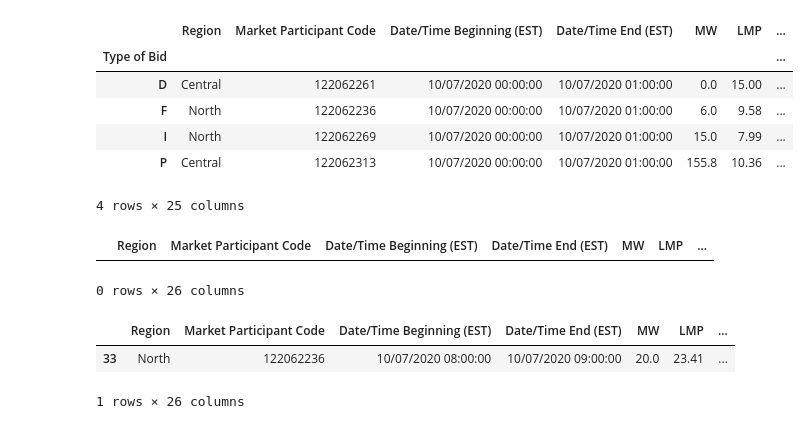
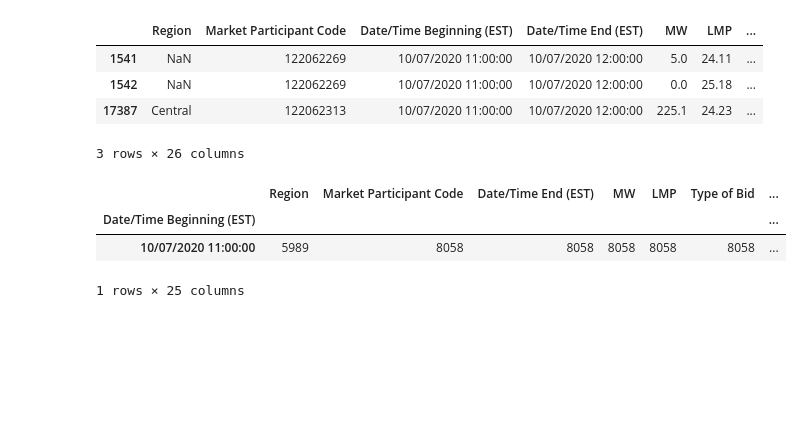
Before and after one commit to drakesiard/power, a Jupyter notebook: dtu31792/project/misodata.ipynb, the cells around one changed output. Cells and saved outputs as stored; diff of their text form; code cells hidden in the pictures; blank space fills up the shorter version.

```diff
--- a/dtu31792/project/misodata.ipynb
+++ b/dtu31792/project/misodata.ipynb
@@ -9,14 +9,17 @@ import pandas as pd
 # %%
 bid_df = pd.read_csv('20201007_bids_cb.csv')
 offer_df = pd.read_csv('20201007_da_co.csv')
+# %%
+ts = '10/07/2020 11:00:00'
+bid_df = bid_df.loc[bid_df['Date/Time Beginning (EST)'] == ts]
+offer_df = offer_df.loc[offer_df['Date/Time Beginning (EST)'] == ts]
 # %%
-bid_df.groupby('Type of Bid').first()
+bid_df = bid_df.loc[~bid_df.PRICE1.isnull()]
+bid_df.groupby('Type of Bid').head(1)
 # %% [output]
 |  | Region | Market Participant Code | Date/Time Beginning (EST) | Date/Time End (EST) | MW | LMP | ... |
-| Type of Bid |  |  |  |  |  |  | ... |
-| D | Central | 122062261 | 10/07/2020 00:00:00 | 10/07/2020 01:00:00 | 0.0 | 15.00 | ... |
-| F | North | 122062236 | 10/07/2020 00:00:00 | 10/07/2020 01:00:00 | 6.0 | 9.58 | ... |
-| I | North | 122062269 | 10/07/2020 00:00:00 | 10/07/2020 01:00:00 | 15.0 | 7.99 | ... |
-| P | Central | 122062313 | 10/07/2020 00:00:00 | 10/07/2020 01:00:00 | 155.8 | 10.36 | ... |
+| 1541 | NaN | 122062269 | 10/07/2020 11:00:00 | 10/07/2020 12:00:00 | 5.0 | 24.11 | ... |
+| 1542 | NaN | 122062269 | 10/07/2020 11:00:00 | 10/07/2020 12:00:00 | 0.0 | 25.18 | ... |
+| 17387 | Central | 122062313 | 10/07/2020 11:00:00 | 10/07/2020 12:00:00 | 225.1 | 24.23 | ... |
-4 rows × 25 columns
+3 rows × 26 columns
 # %%
@@ -31,11 +44,9 @@ def validate_bid(row):
 # %%
-bid_df.head(500).loc[bid_df.head(500).apply(validate_bid, axis='columns')].head()
+valid_bid_df = bid_df.loc[bid_df.apply(validate_bid, axis='columns')]
-# %% [output]
-|  | Region | Market Participant Code | Date/Time Beginning (EST) | Date/Time End (EST) | MW | LMP | ... |
-0 rows × 26 columns
-# %%
-bid_df.iloc[[33]]
-# %% [output]
-|  | Region | Market Participant Code | Date/Time Beginning (EST) | Date/Time End (EST) | MW | LMP | ... |
-| 33 | North | 122062236 | 10/07/2020 08:00:00 | 10/07/2020 09:00:00 | 20.0 | 23.41 | ... |
-1 rows × 26 columns
+# %%
+valid_bid_df.groupby('Date/Time Beginning (EST)').count()
+# %% [output]
+|  | Region | Market Participant Code | Date/Time End (EST) | MW | LMP | Type of Bid | ... |
+| Date/Time Beginning (EST) |  |  |  |  |  |  | ... |
+| 10/07/2020 11:00:00 | 5989 | 8058 | 8058 | 8058 | 8058 | 8058 | ... |
+1 rows × 25 columns
```
Also changed, not shown: parts of 6 cells of this notebook, 3 other files.
